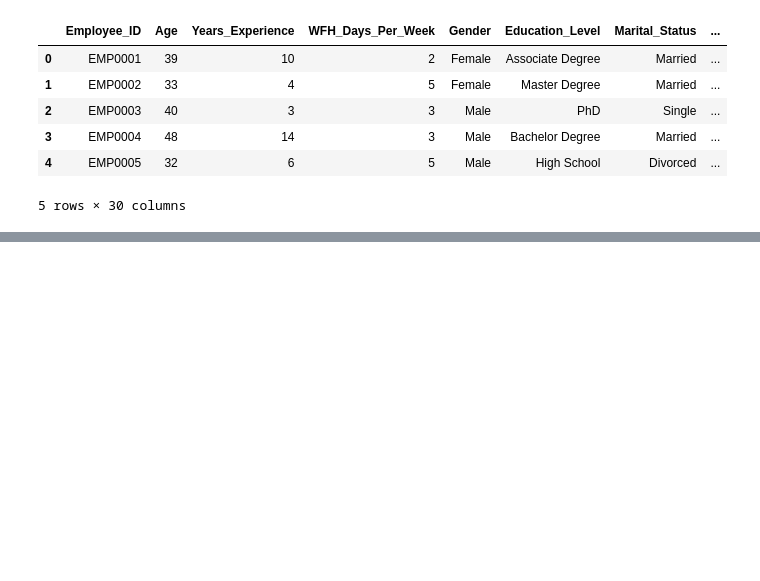
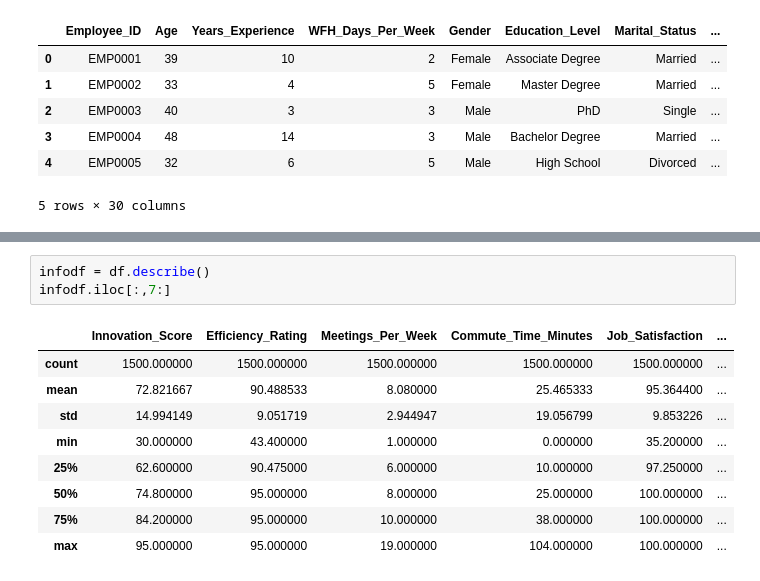
Before and after one commit to sarmuh/Remote-Work-Productivity-ML, a Jupyter notebook: notebooks/data_info.ipynb, the cells around one changed output, grey strips where cells are left out. Saved outputs shown, nothing was run; the diff lists cells and outputs as text; blank space fills up the shorter version.

```diff
--- a/notebooks/data_info.ipynb
+++ b/notebooks/data_info.ipynb
@@ -30,3 +30,16 @@ df.corr(numeric_only=True)
 | Job_Satisfaction | 0.135860 | 0.138811 | -0.001237 | -0.038912 | 0.513332 | ... |
 | Stress_Level | -0.013226 | -0.019017 | -0.020237 | -0.007009 | -0.015355 | ... |
 | Work_Life_Balance | -0.034744 | -0.035139 | -0.034015 | 0.040914 | 0.029674 | ... |
+# %%
+infodf = df.describe()
+infodf.iloc[:,7:]
+# %% [output]
+|  | Innovation_Score | Efficiency_Rating | Meetings_Per_Week | Commute_Time_Minutes | Job_Satisfaction | ... |
+| count | 1500.000000 | 1500.000000 | 1500.000000 | 1500.000000 | 1500.000000 | ... |
+| mean | 72.821667 | 90.488533 | 8.080000 | 25.465333 | 95.364400 | ... |
+| std | 14.994149 | 9.051719 | 2.944947 | 19.056799 | 9.853226 | ... |
+| min | 30.000000 | 43.400000 | 1.000000 | 0.000000 | 35.200000 | ... |
+| 25% | 62.600000 | 90.475000 | 6.000000 | 10.000000 | 97.250000 | ... |
+| 50% | 74.800000 | 95.000000 | 8.000000 | 25.000000 | 100.000000 | ... |
+| 75% | 84.200000 | 95.000000 | 10.000000 | 38.000000 | 100.000000 | ... |
+| max | 95.000000 | 95.000000 | 19.000000 | 104.000000 | 100.000000 | ... |
```
Also changed, not shown: parts of 11 cells of this notebook.
